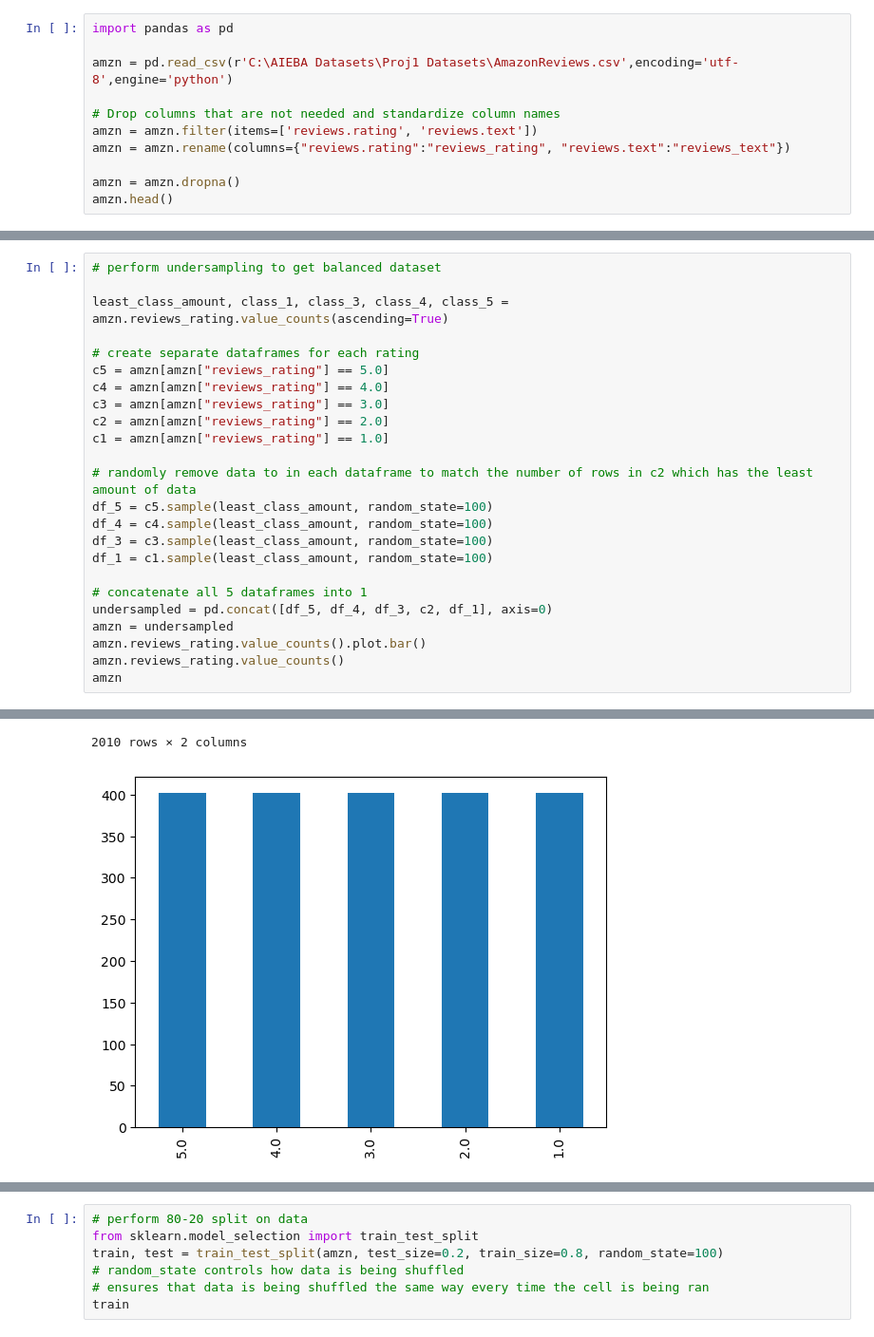
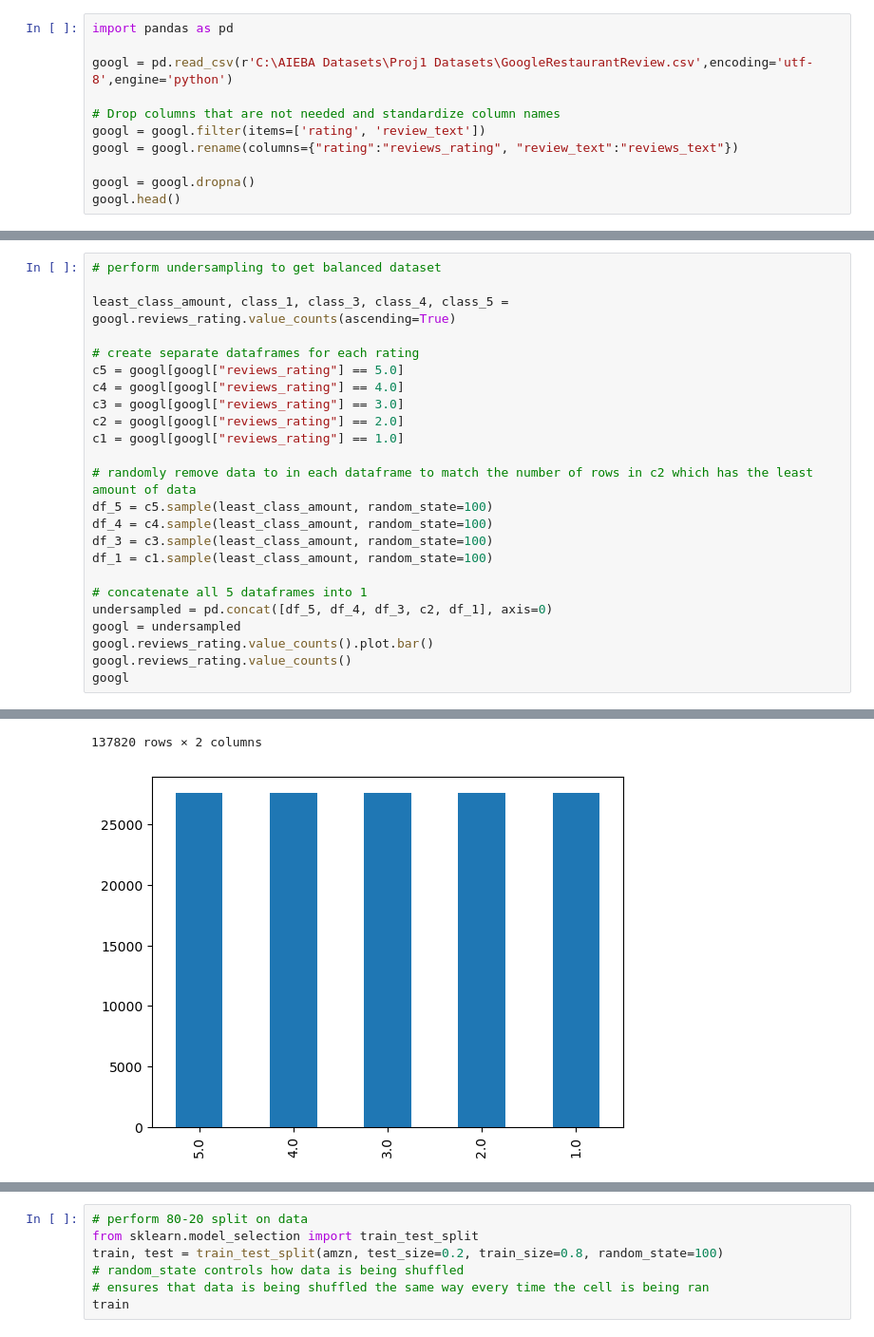
Before and after one commit to CCCaLebF/nlp-sentiment-analysis, a Jupyter notebook: amazon.ipynb, the cells around one changed output, grey strips where cells are left out. Shown at 95% size. Cells and saved outputs as stored; diff of their text form.

```diff
--- a/amazon.ipynb
+++ b/amazon.ipynb
@@ -1,13 +1,13 @@
 # %%
 import pandas as pd
 
-amzn = pd.read_csv(r'C:\AIEBA Datasets\Proj1 Datasets\AmazonReviews.csv',encoding='utf-8',engine='python')
+googl = pd.read_csv(r'C:\AIEBA Datasets\Proj1 Datasets\GoogleRestaurantReview.csv',encoding='utf-8',engine='python')
 
 # Drop columns that are not needed and standardize column names
-amzn = amzn.filter(items=['reviews.rating', 'reviews.text'])
-amzn = amzn.rename(columns={"reviews.rating":"reviews_rating", "reviews.text":"reviews_text"})
+googl = googl.filter(items=['rating', 'review_text'])
+googl = googl.rename(columns={"rating":"reviews_rating", "review_text":"reviews_text"})
 
-amzn = amzn.dropna()
-amzn.head()
+googl = googl.dropna()
+googl.head()
 # %% [output]
 |  | reviews_rating | reviews_text |
@@ -30,14 +30,14 @@ Name: reviews_rating, dtype: int64
 # %%
 # perform undersampling to get balanced dataset
 
-least_class_amount, class_1, class_3, class_4, class_5 = amzn.reviews_rating.value_counts(ascending=True)
+least_class_amount, class_1, class_3, class_4, class_5 = googl.reviews_rating.value_counts(ascending=True)
 
 # create separate dataframes for each rating
-c5 = amzn[amzn["reviews_rating"] == 5.0]
-c4 = amzn[amzn["reviews_rating"] == 4.0]
-c3 = amzn[amzn["reviews_rating"] == 3.0]
-c2 = amzn[amzn["reviews_rating"] == 2.0]
-c1 = amzn[amzn["reviews_rating"] == 1.0]
+c5 = googl[googl["reviews_rating"] == 5.0]
+c4 = googl[googl["reviews_rating"] == 4.0]
+c3 = googl[googl["reviews_rating"] == 3.0]
+c2 = googl[googl["reviews_rating"] == 2.0]
+c1 = googl[googl["reviews_rating"] == 1.0]
 
 # randomly remove data to in each dataframe to match the number of rows in c2 which has the least amount of data
 df_5 = c5.sample(least_class_amount, random_state=100)
@@ -47,9 +47,9 @@ df_1 = c1.sample(least_class_amount, random_state=100)
 
 # concatenate all 5 dataframes into 1
 undersampled = pd.concat([df_5, df_4, df_3, c2, df_1], axis=0)
-amzn = undersampled
-amzn.reviews_rating.value_counts().plot.bar()
-amzn.reviews_rating.value_counts()
-amzn
+googl = undersampled
+googl.reviews_rating.value_counts().plot.bar()
+googl.reviews_rating.value_counts()
+googl
 # %% [output]
 |  | reviews_rating | reviews_text |
@@ -67,4 +67,4 @@ amzn
-2010 rows × 2 columns
+137820 rows × 2 columns
-[figure, old version]
+[figure, new version]
 # %%
 # remove non-ascii characters
```
Also changed, not shown: parts of 12 cells of this notebook, 1 other file.
